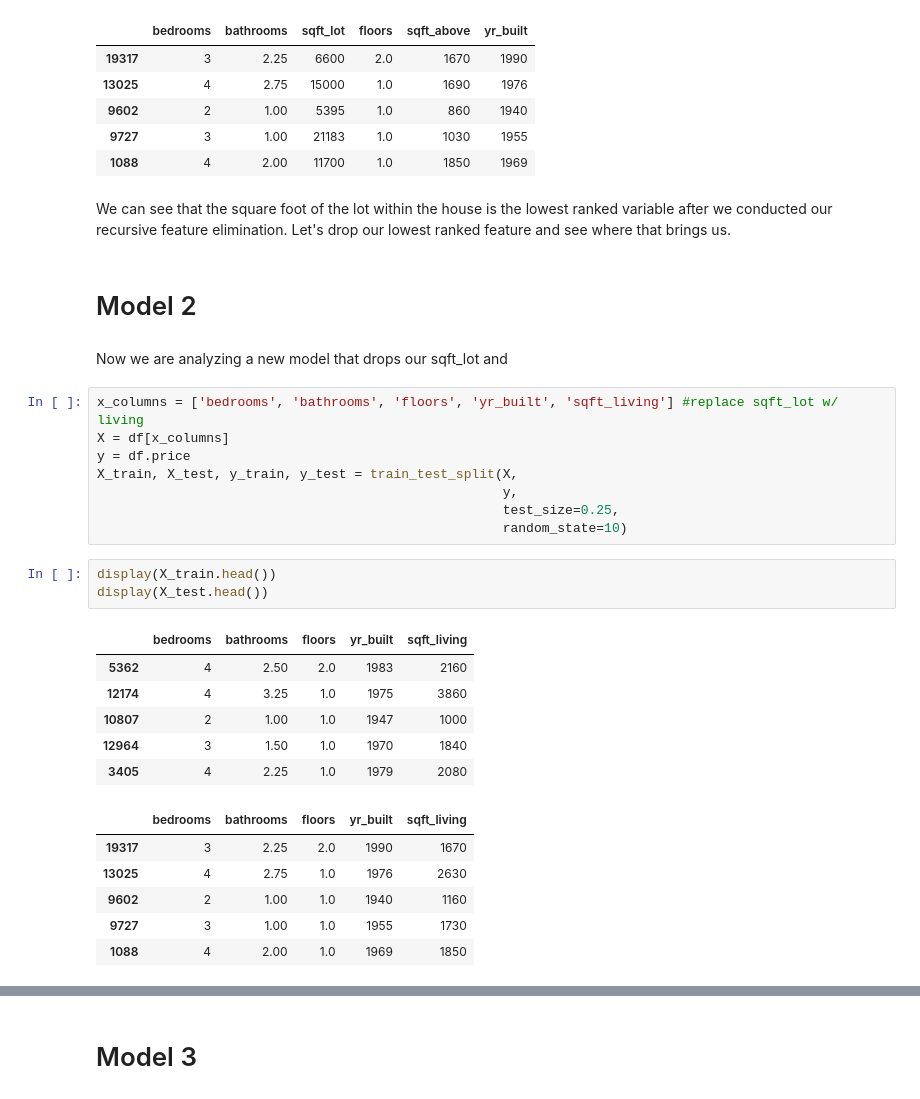
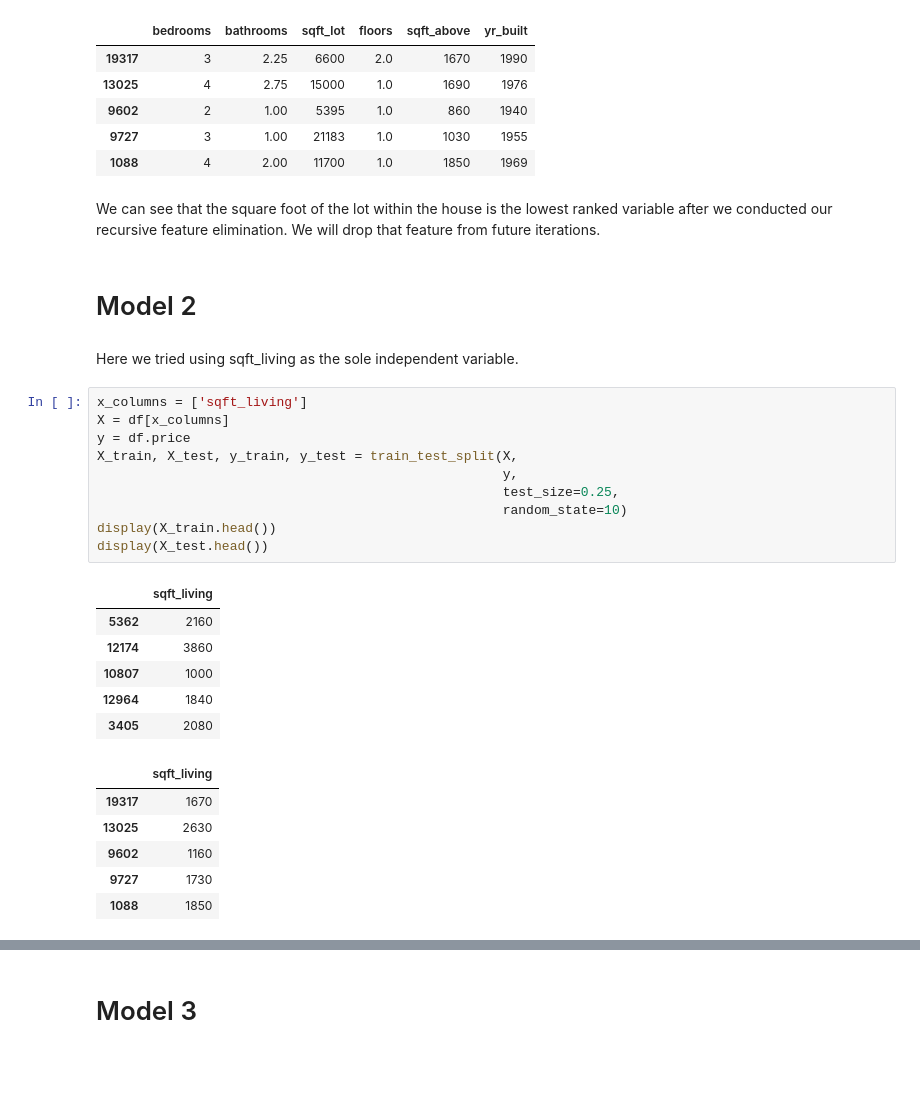
Before and after one commit to sgchatrathi/Real-Estate-Project-analysis, a Jupyter notebook: Main Notebook.ipynb, the cells around one changed output, grey strips where cells are left out. Drawn from its saved outputs; the diff is of its cells as text; blank space fills up the shorter version.

```diff
--- a/Main Notebook.ipynb
+++ b/Main Notebook.ipynb
@@ -169,35 +180,34 @@ display(X_test.head())
 | 9727 | 3 | 1.00 | 21183 | 1.0 | 1030 | 1955 |
 | 1088 | 4 | 2.00 | 11700 | 1.0 | 1850 | 1969 |
 # %% [markdown]
-We can see that the square foot of the lot within the house is the lowest ranked variable after we conducted our recursive feature elimination. Let's drop our lowest ranked feature and see where that brings us.
+We can see that the square foot of the lot within the house is the lowest ranked variable after we conducted our recursive feature elimination. We will drop that feature from future iterations.
 # %% [markdown]
 # Model 2
-# %% [markdown]
-Now we are analyzing a new model that drops our sqft_lot and
+# %% [markdown]
+Here we tried using sqft_living as the sole independent variable.
 # %%
-x_columns = ['bedrooms', 'bathrooms', 'floors', 'yr_built', 'sqft_living'] #replace sqft_lot w/ living
+x_columns = ['sqft_living']
 X = df[x_columns]
 y = df.price
 X_train, X_test, y_train, y_test = train_test_split(X,
                                                     y,
                                                     test_size=0.25,
                                                     random_state=10)
+display(X_train.head())
+display(X_test.head())
+# %% [output]
+|  | sqft_living |
+| 5362 | 2160 |
+| 12174 | 3860 |
+| 10807 | 1000 |
+| 12964 | 1840 |
+| 3405 | 2080 |
+|  | sqft_living |
+| 19317 | 1670 |
+| 13025 | 2630 |
+| 9602 | 1160 |
+| 9727 | 1730 |
+| 1088 | 1850 |
-# %%
-display(X_train.head())
-display(X_test.head())
-# %% [output]
-|  | bedrooms | bathrooms | floors | yr_built | sqft_living |
-| 5362 | 4 | 2.50 | 2.0 | 1983 | 2160 |
-| 12174 | 4 | 3.25 | 1.0 | 1975 | 3860 |
-| 10807 | 2 | 1.00 | 1.0 | 1947 | 1000 |
-| 12964 | 3 | 1.50 | 1.0 | 1970 | 1840 |
-| 3405 | 4 | 2.25 | 1.0 | 1979 | 2080 |
-|  | bedrooms | bathrooms | floors | yr_built | sqft_living |
-| 19317 | 3 | 2.25 | 2.0 | 1990 | 1670 |
-| 13025 | 4 | 2.75 | 1.0 | 1976 | 2630 |
-| 9602 | 2 | 1.00 | 1.0 | 1940 | 1160 |
-| 9727 | 3 | 1.00 | 1.0 | 1955 | 1730 |
-| 1088 | 4 | 2.00 | 1.0 | 1969 | 1850 |
 # %%
 # Fit Scalar to Train
 ss = StandardScaler()
```
Also changed, not shown: parts of 42 cells of this notebook.
